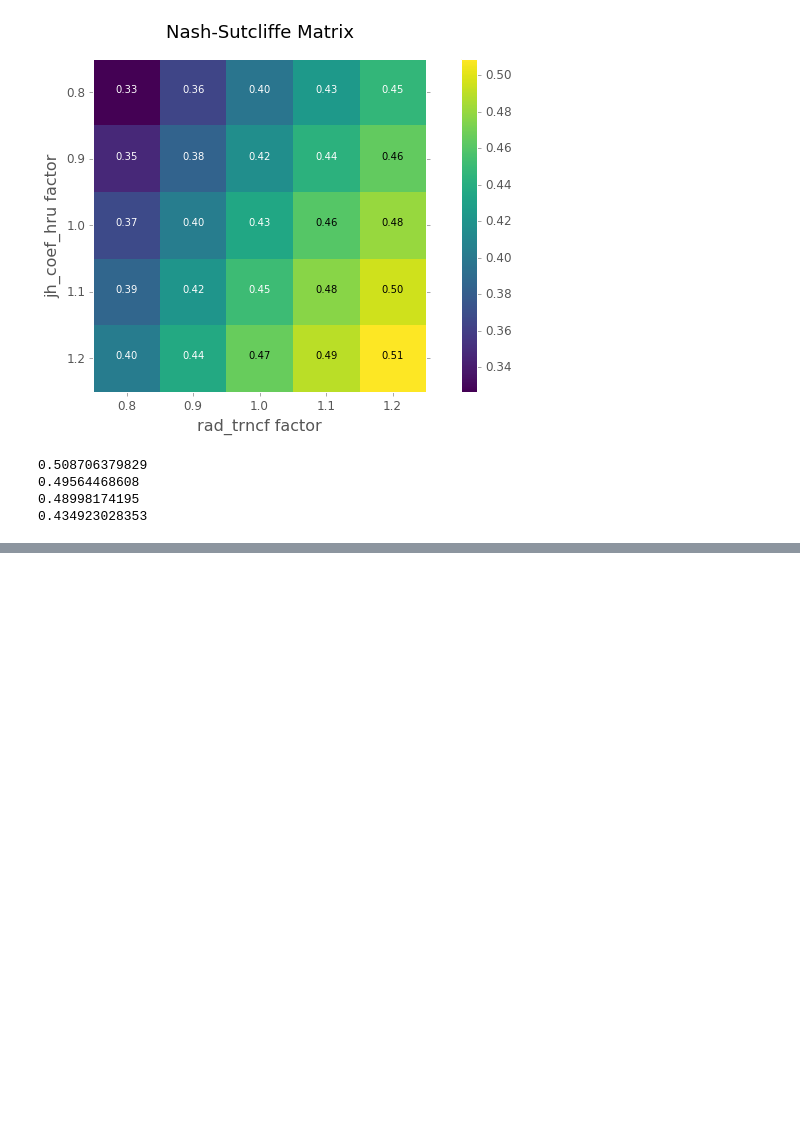
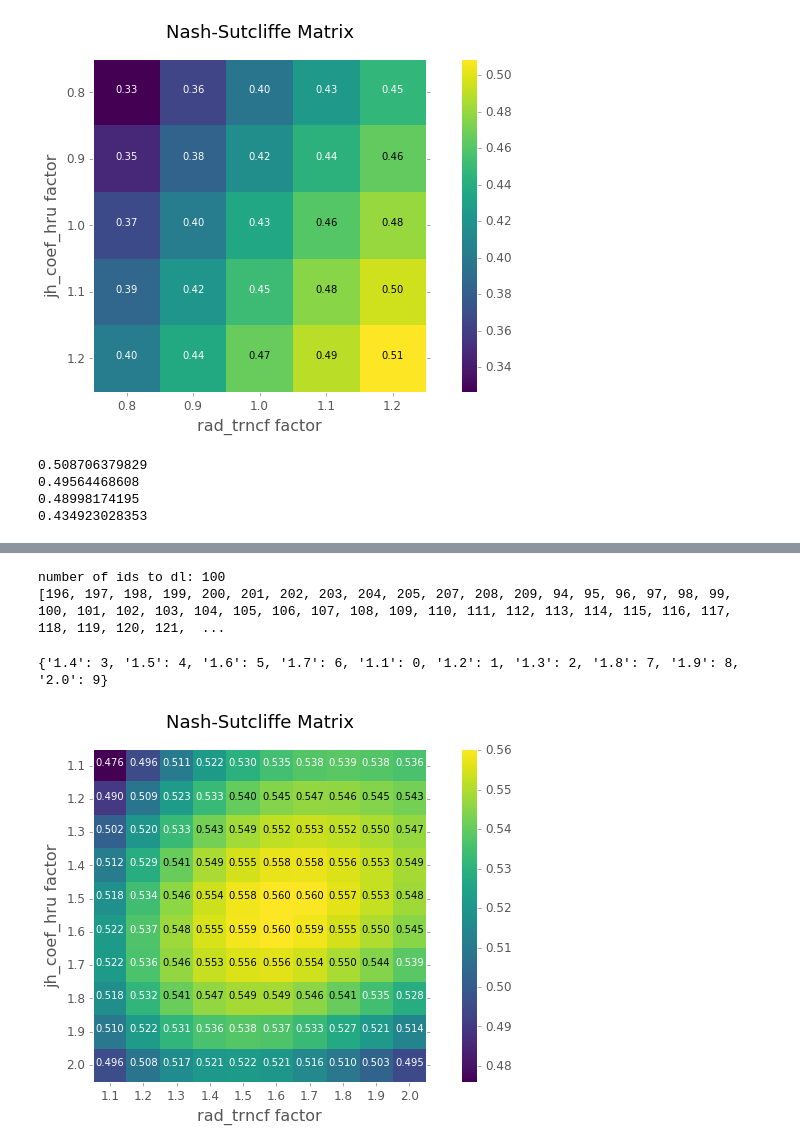
Before and after one commit to VirtualWatershed/capstone, a Jupyter notebook: parameterization.ipynb, the cells around one changed output, grey strips where cells are left out. Saved outputs shown, nothing was run; the diff lists cells and outputs as text; code cells hidden in the pictures; blank space fills up the shorter version.

```diff
--- a/parameterization.ipynb
+++ b/parameterization.ipynb
@@ -314,0 +403,10 @@ print nash_sutcliffe_vals['jh_1.0_rad_1.0-output']
+# %%
+# turned out that taking the last resource broke, so we have to re-download all just because it seems many
+# did not download statsvar (at least three, don't want to check more, just do it right)
+
+ids_to_dl = [196, 197, 198, 199, 200, 201, 202, 203, 204, 205, 207, 208, 209] + finished_ids_to_dl
+print 'number of ids to dl: ' + str(len(ids_to_dl))
+print ids_to_dl
+# %% [output]
+number of ids to dl: 100
+[196, 197, 198, 199, 200, 201, 202, 203, 204, 205, 207, 208, 209, 94, 95, 96, 97, 98, 99, 100, 101, 102, 103, 104, 105, 106, 107, 108, 109, 110, 111, 112, 113, 114, 115, 116, 117, 118, 119, 120, 121,  ...
@@ -314,0 +446,39 @@ print nash_sutcliffe_vals['jh_1.0_rad_1.0-output']
+# %%
+# matshow the result with scale values on each axis
+idx_lookup = {'0.8': 0, '0.9': 1, '1.0': 2, '1.1': 3, '1.2': 4}
+idx_lookup = {'{0:.1f}'.format(1.1 + idx*.1): idx for idx in range(10)}
+print idx_lookup
+# %% [output]
+{'1.4': 3, '1.5': 4, '1.6': 5, '1.7': 6, '1.1': 0, '1.2': 1, '1.3': 2, '1.8': 7, '1.9': 8, '2.0': 9}
+# %%
+nash_sutcliffe_mat = np.zeros((10,10))
+for d, ns in nash_sutcliffe_vals.iteritems():
+    dspl = d.split('_')
+    jh_factor = dspl[1]
+    rad_factor = dspl[-1].split('-')[0]
+    coord = (idx_lookup[jh_factor], idx_lookup[rad_factor])
+    nash_sutcliffe_mat[coord] = ns
+# %%
+import itertools
+fig, ax = plt.subplots()
+
+cax = ax.matshow(nash_sutcliffe_mat, cmap='viridis')
+tix = [1.1, 1.2, 1.3, 1.4, 1.5, 1.6, 1.7, 1.8, 1.9, 2.0]
+plt.xticks(range(10), tix)
+plt.yticks(range(10), tix)
+
+
+ax.xaxis.set_ticks_position('bottom')
+plt.ylabel('jh_coef_hru factor')
+plt.xlabel('rad_trncf factor')
+
+for i, j in itertools.product(range(10), range(10)):
+    plt.text(j, i, "%.3f" % nash_sutcliffe_mat[i, j],
+             horizontalalignment="center",
+             color="w" if nash_sutcliffe_mat[i, j] < .54 else "k")
+
+plt.title('Nash-Sutcliffe Matrix')
+plt.grid(b=False)
+cbar = fig.colorbar(cax)
+# %% [output]
+[figure, added]
```
Also changed, not shown: parts of 13 cells of this notebook, 5 other files.
